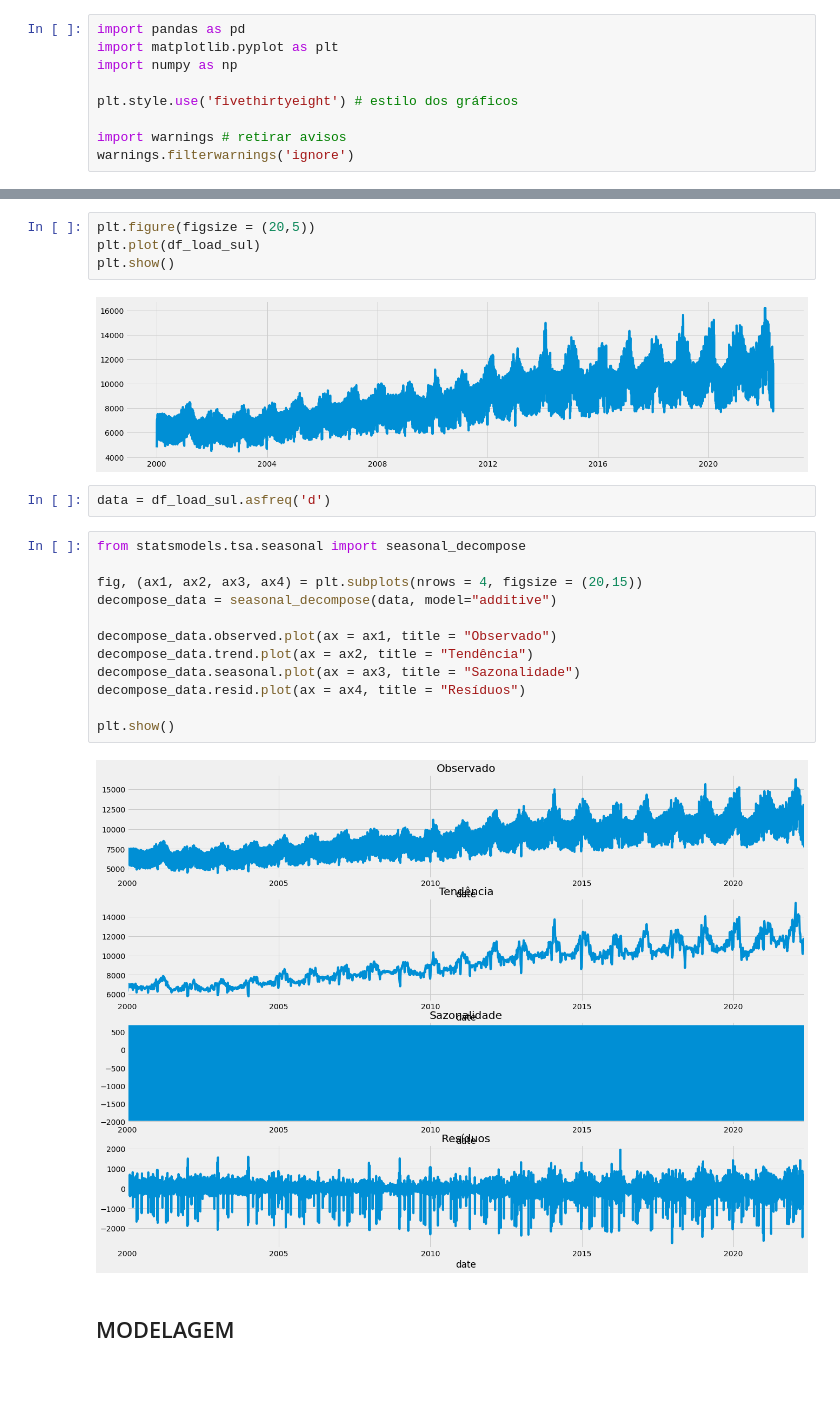
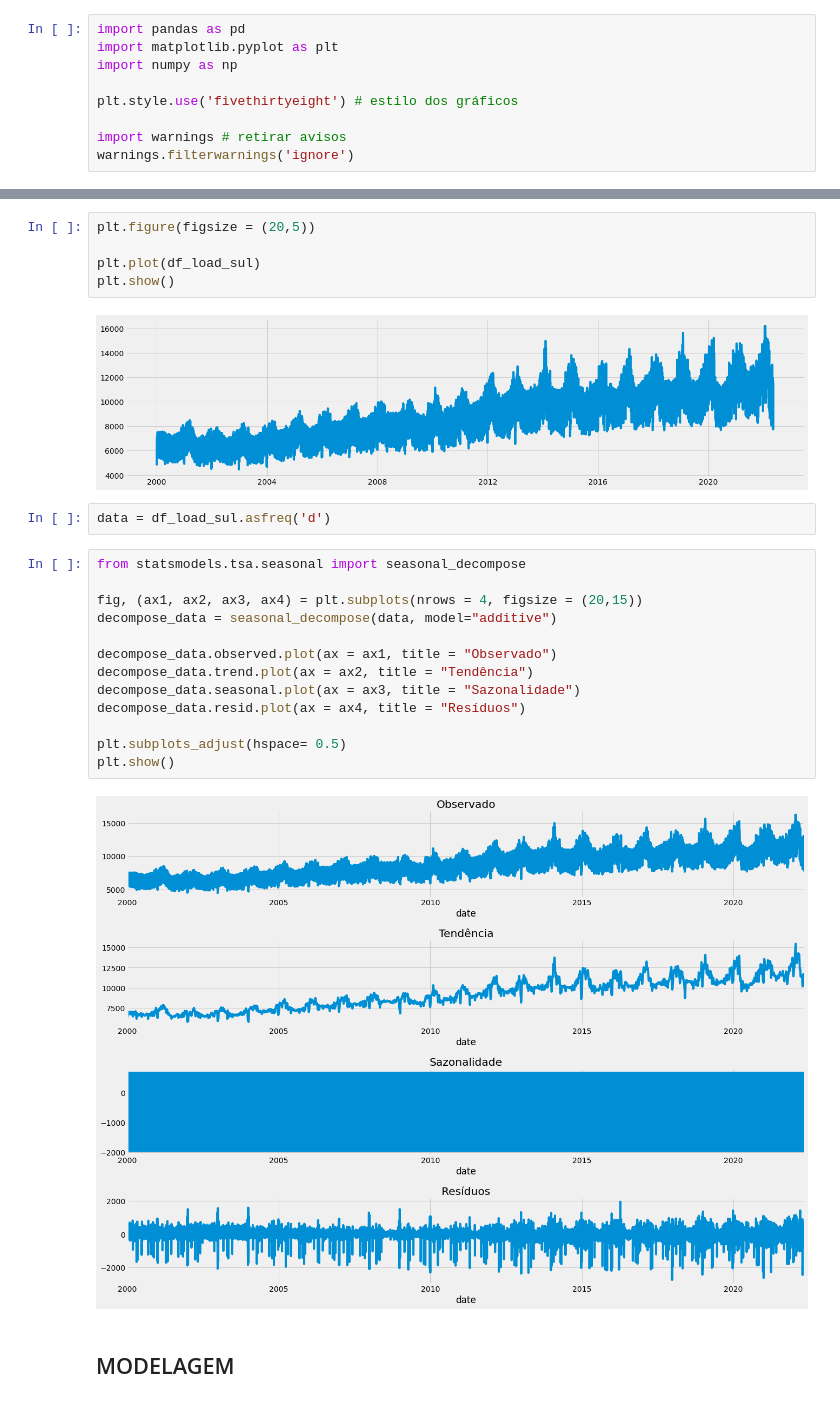
Before and after one commit to matheus-vizzotto/projecao_demanda_eletrica, a Jupyter notebook: models_tests/sarima.ipynb, the cells around one changed output, grey strips where cells are left out. Cells and saved outputs as stored; diff of their text form.

```diff
--- a/models_tests/sarima.ipynb
+++ b/models_tests/sarima.ipynb
@@ -27,5 +18,6 @@ df_load_sul.head(5)
 # %%
 plt.figure(figsize = (20,5))
+
 plt.plot(df_load_sul)
 plt.show()
 # %% [output]
@@ -35,16 +27,17 @@ data = df_load_sul.asfreq('d')
 # %%
 from statsmodels.tsa.seasonal import seasonal_decompose
 
 fig, (ax1, ax2, ax3, ax4) = plt.subplots(nrows = 4, figsize = (20,15))
 decompose_data = seasonal_decompose(data, model="additive")
 
 decompose_data.observed.plot(ax = ax1, title = "Observado")
 decompose_data.trend.plot(ax = ax2, title = "Tendência")
 decompose_data.seasonal.plot(ax = ax3, title = "Sazonalidade")
 decompose_data.resid.plot(ax = ax4, title = "Resíduos")
 
+plt.subplots_adjust(hspace= 0.5)
 plt.show()
 # %% [output]
-[figure, old version]
+[figure, new version]
 # %% [markdown]
 ## MODELAGEM
```
Also changed, not shown: parts of 35 cells of this notebook.
